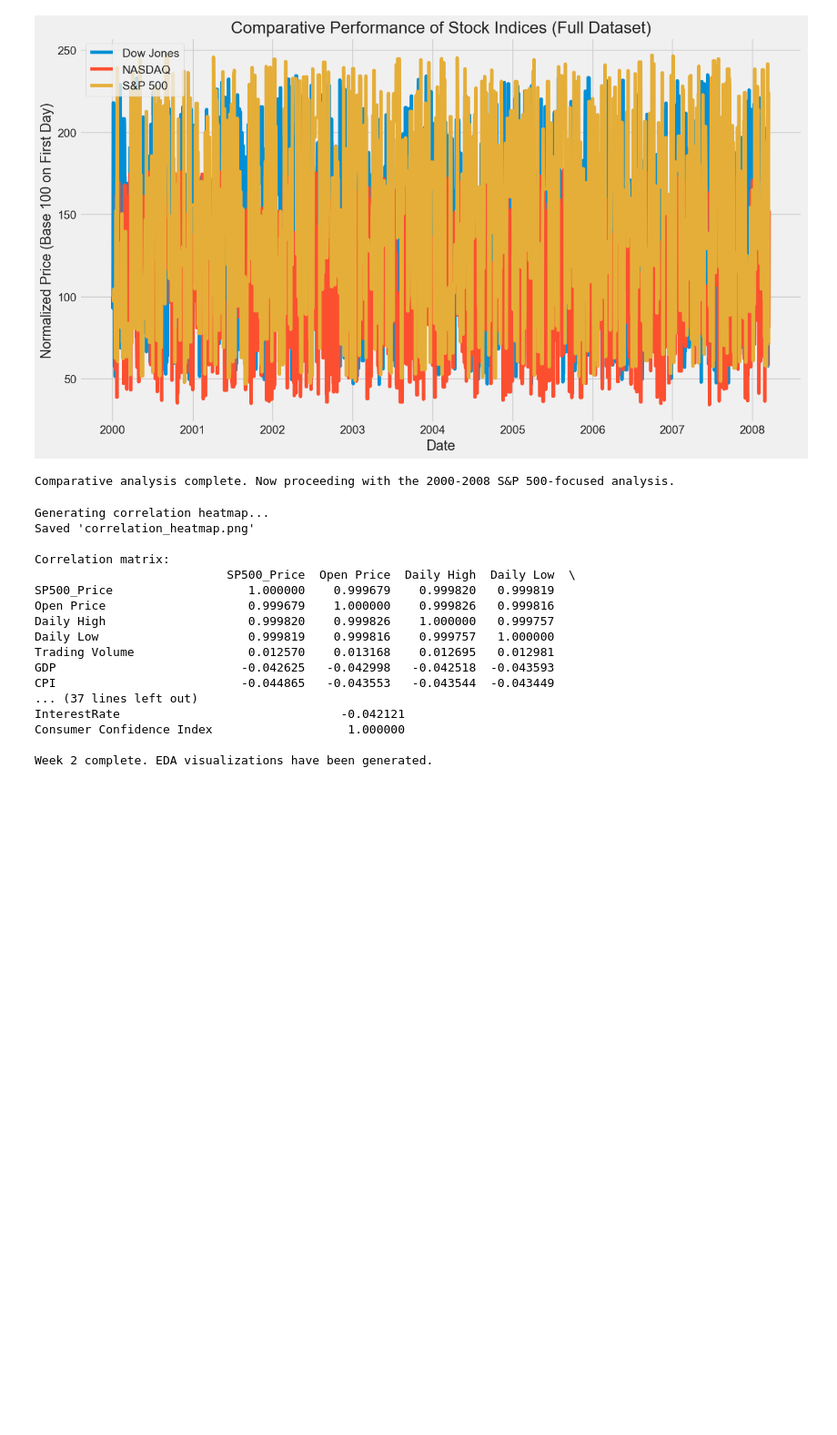
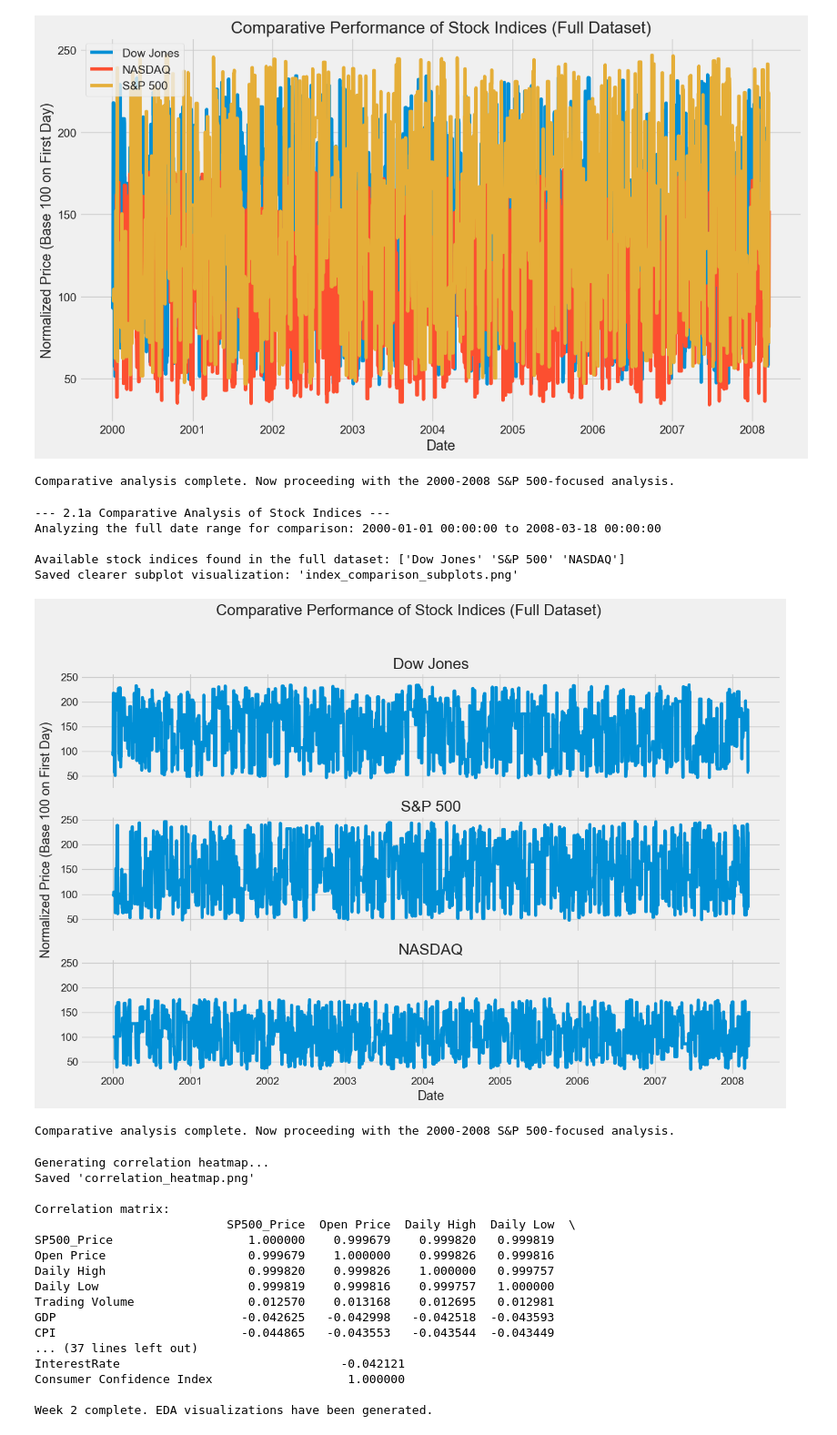
Before and after one commit to MeenakshiMadhu/DS-Bootcamp-Time-Series-Analysis, a Jupyter notebook: Time_series.ipynb, the cells around one changed output. Shown at 91% size. Saved outputs shown, nothing was run; the diff lists cells and outputs as text; code cells hidden in the pictures; blank space fills up the shorter version.

```diff
--- a/Time_series.ipynb
+++ b/Time_series.ipynb
@@ -221,6 +221,68 @@ Available stock indices found in the full dataset: ['Dow Jones' 'S&P 500' 'NASDA
 Saved 'index_comparison_plot.png'
 [figure]
 Comparative analysis complete. Now proceeding with the 2000-2008 S&P 500-focused analysis.
+# %%
+print("\n--- 2.1a Comparative Analysis of Stock Indices ---")
+
+try:
+    # We need to go back to the originally loaded dataframe BEFORE we filtered for 'S&P 500'.
+    df_full = pd.read_csv('finance_economics_dataset.csv', parse_dates=['Date'], index_col='Date', thousands=',')
+
+    # We will use the entire dataset for the comparison to find all indices
+    print(f"Analyzing the full date range for comparison: {df_full.index.min()} to {df_full.index.max()}")
+
+
+    # Let's inspect which indices are actually present in our filtered date range.
+    available_indices = df_full['Stock Index'].unique()
+    print(f"\nAvailable stock indices found in the full dataset: {available_indices}")
+
+    # Only create the plot if there is more than one index to compare
+    if len(available_indices) > 1:
+        # Create a pivot table to get each index's close price in its own column
+        pivot_df = df_full.pivot_table(index='Date', columns='Stock Index', values='Close Price')
+
+        # Forward-fill any missing values that may appear after pivoting
+        pivot_df = pivot_df.ffill().bfill()
+
+        # Normalize the data to compare performance from a common starting point (the first day)
+        normalized_df = pivot_df.div(pivot_df.iloc[0]) * 100
+
+        # --- NEW VISUALIZATION: Subplots for Clarity ---
+        # This creates a separate plot for each index, making trends easier to compare.
+        fig, axes = plt.subplots(nrows=len(available_indices), ncols=1, figsize=(14, 10), sharex=True, sharey=True)
+        fig.suptitle('Comparative Performance of Stock Indices (Full Dataset)', fontsize=20, y=0.93)
+
+        for i, index_name in enumerate(available_indices):
+            axes[i].plot(normalized_df.index, normalized_df[index_name], label=index_name)
+            axes[i].set_title(index_name)
+            axes[i].grid(True)
+
+        fig.supylabel('Normalized Price (Base 100 on First Day)')
+        plt.xlabel('Date')
+        plt.tight_layout(rect=[0, 0, 1, 0.9])
+        plt.savefig('index_comparison_subplots.png')
+        print("Saved clearer subplot visualization: 'index_comparison_subplots.png'")
+        plt.show()
+        # --- End of New Visualization ---
+
+    else:
+        print("\nWarning: Only one stock index was found in the data for this period.")
+        print("A comparative plot cannot be generated.")
+
+
+except Exception as e:
+    print(f"Could not perform comparative analysis. Error: {e}")
+
+print("\nComparative analysis complete. Now proceeding with the 2000-2008 S&P 500-focused analysis.")
+# --- End of Updated Section ---
+# %% [output]
+--- 2.1a Comparative Analysis of Stock Indices ---
+Analyzing the full date range for comparison: 2000-01-01 00:00:00 to 2008-03-18 00:00:00
+
+Available stock indices found in the full dataset: ['Dow Jones' 'S&P 500' 'NASDAQ']
+Saved clearer subplot visualization: 'index_comparison_subplots.png'
+[figure, added]
+Comparative analysis complete. Now proceeding with the 2000-2008 S&P 500-focused analysis.
 # %%
 # 2.2 Generate Correlation Heatmap
 print("\nGenerating correlation heatmap...")
```
Also changed, not shown: 4 other files.
